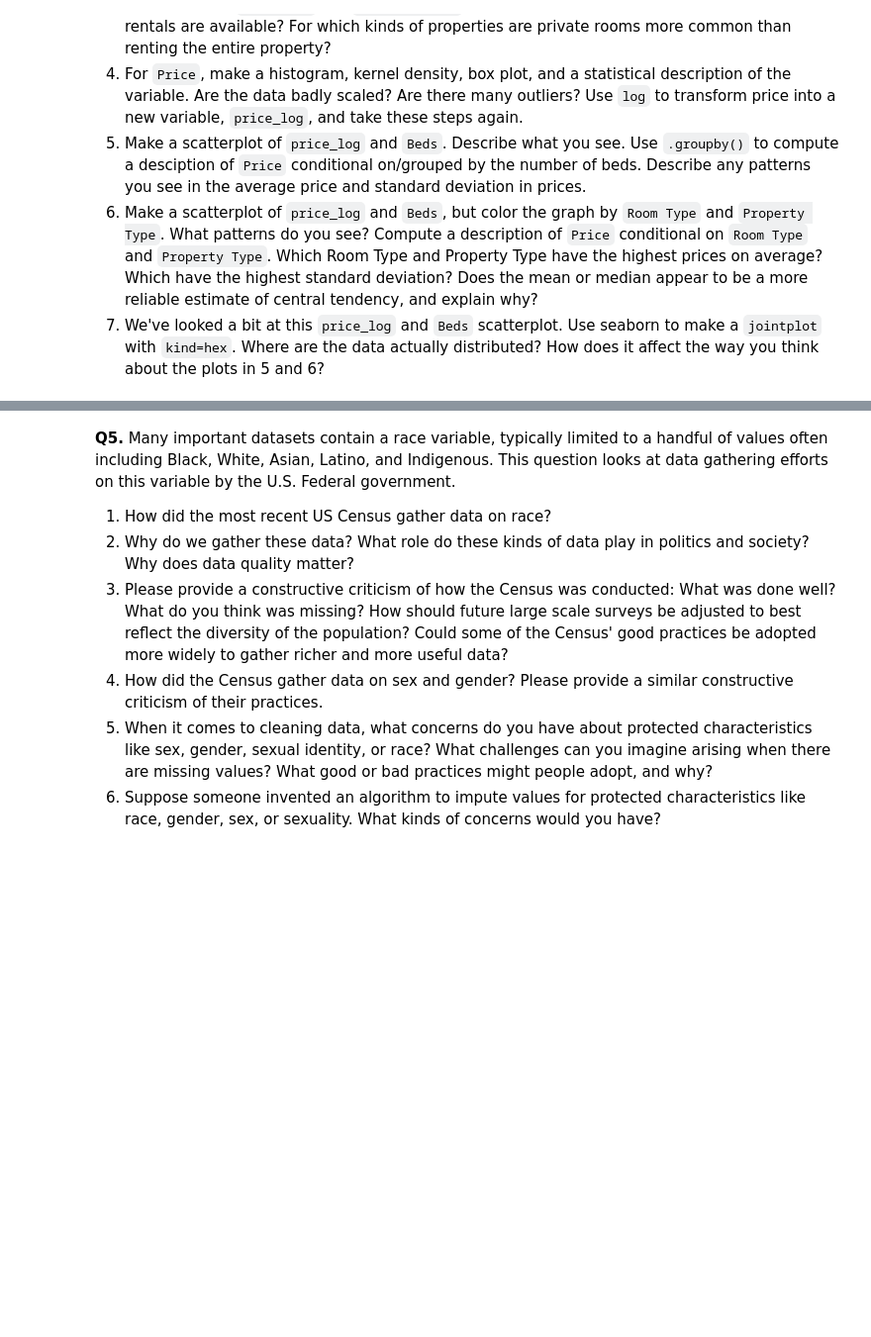
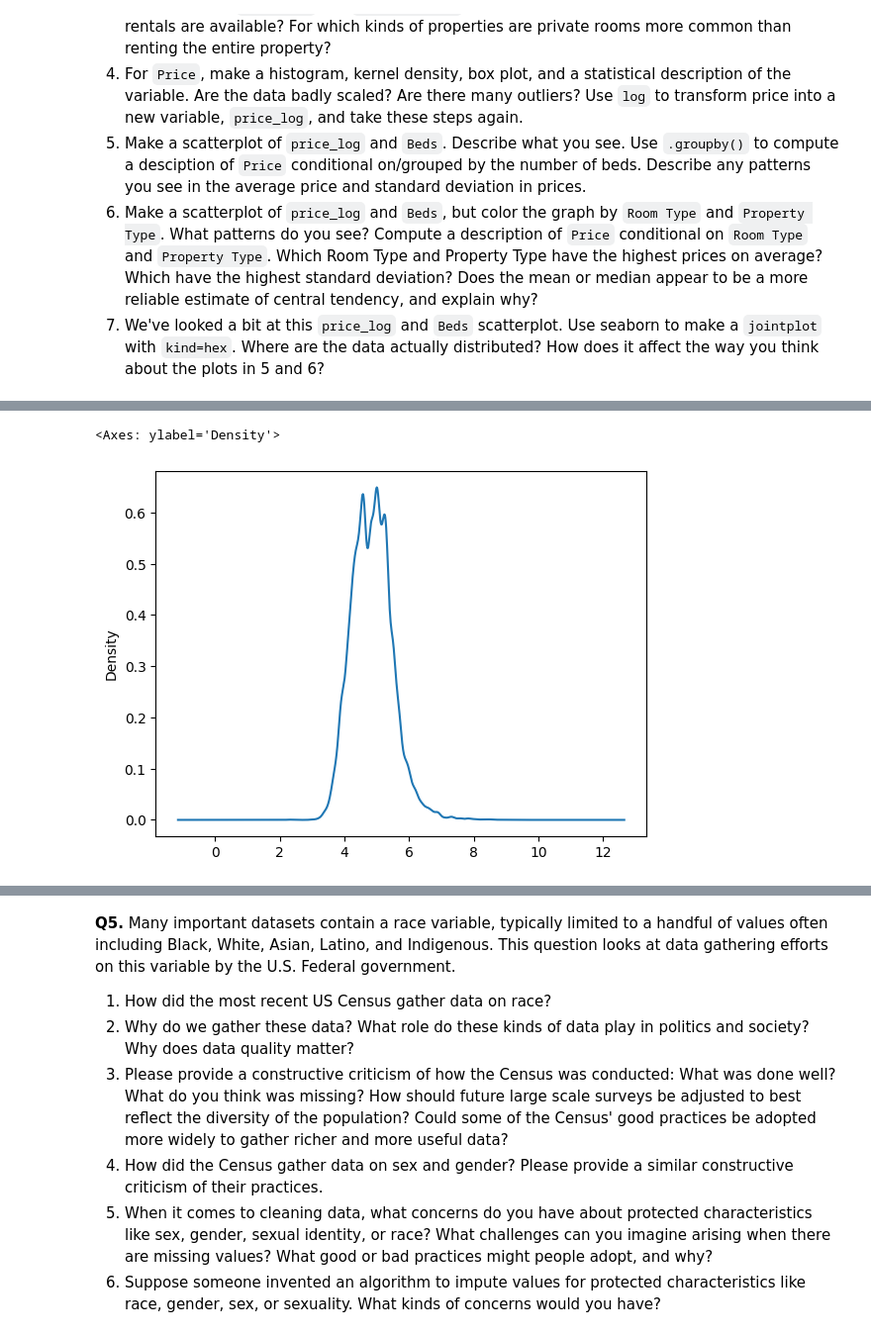
Before and after one commit to aniishap/assignment2, a Jupyter notebook: assignment2.ipynb, the cells around one changed output, grey strips where cells are left out. Shown at 99% size. Drawn from its saved outputs; the diff is of its cells as text; code cells hidden in the pictures; blank space fills up the shorter version.

```diff
--- a/assignment2.ipynb
+++ b/assignment2.ipynb
@@ -226,0 +301,6 @@ df['grad_100_value'].plot.density()
+# %%
+# 4: price_log density plot
+df['price_log'].plot.density()
+# %% [output]
+<Axes: ylabel='Density'>
+[figure, added]
```
Also changed, not shown: parts of 19 cells of this notebook.
